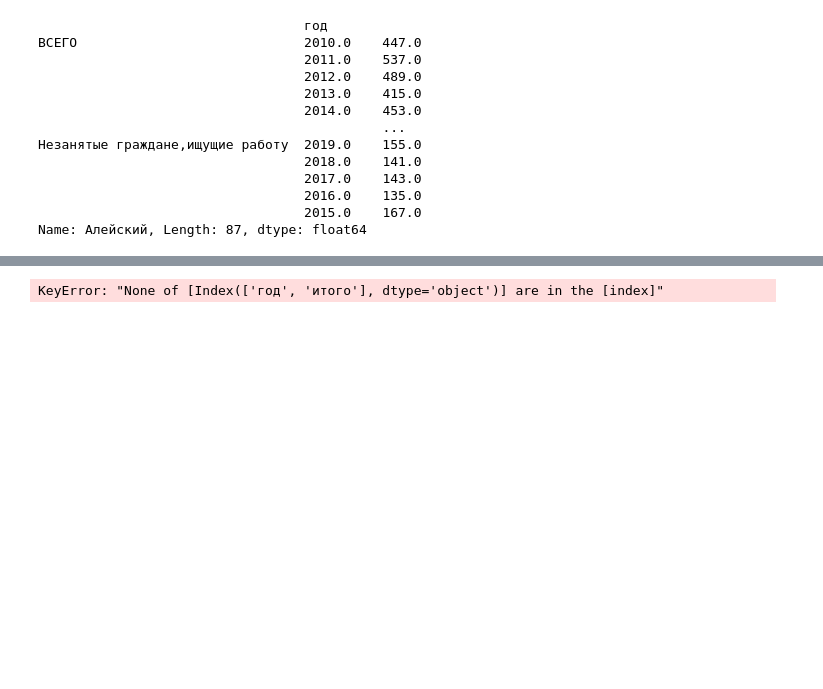
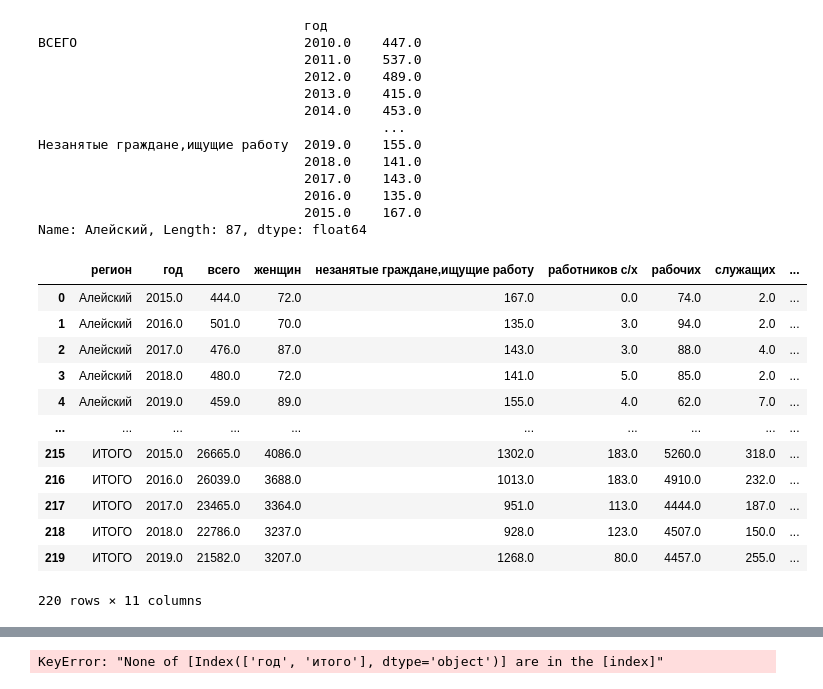
Before and after one commit to egorserdyuk/Diploma, a Jupyter notebook: analyze/parcing.ipynb, the cells around one changed output, grey strips where cells are left out. Drawn from its saved outputs; the diff is of its cells as text; code cells hidden in the pictures; blank space fills up the shorter version.

```diff
--- a/analyze/parcing.ipynb
+++ b/analyze/parcing.ipynb
@@ -66,14 +66,29 @@ df_faces.iloc[1]
                                   2015.0    167.0
 Name: Алейский, Length: 87, dtype: float64
 # %%
-dfcopy = df.copy()
-dfcopy = dfcopy.loc[~dfcopy.index.duplicated(keep='first')]
-dfcopy.stack().dropna().to_csv('outputForWeb.csv',header=True,index=True)
-dfcopy = dfcopy.stack().dropna()
-dfcopy = dfcopy.reset_index().rename(columns={'level_0': 'регион'})
-dfcopy.columns= dfcopy.columns.str.lower()
-dfcopy
-dfcopy.to_csv('outputForWeb.csv',index=False)
+dfregions = df.copy()
+dfregions = dfregions.loc[~dfregions.index.duplicated(keep='first')]
+dfregions.stack().dropna().to_csv('outputForWeb.csv',header=True,index=True)
+dfregions = dfregions.stack().dropna()
+dfregions = dfregions.reset_index().rename(columns={'level_0': 'регион'})
+dfregions.columns= dfregions.columns.str.lower()
+dfregions.to_csv('outputForWeb.csv',index=False)
+# %%
+dfregions
+# %% [output]
+|  | регион | год | всего | женщин | незанятые граждане,ищущие работу | работников с/х | рабочих | служащих | ... |
+| 0 | Алейский | 2015.0 | 444.0 | 72.0 | 167.0 | 0.0 | 74.0 | 2.0 | ... |
+| 1 | Алейский | 2016.0 | 501.0 | 70.0 | 135.0 | 3.0 | 94.0 | 2.0 | ... |
+| 2 | Алейский | 2017.0 | 476.0 | 87.0 | 143.0 | 3.0 | 88.0 | 4.0 | ... |
+| 3 | Алейский | 2018.0 | 480.0 | 72.0 | 141.0 | 5.0 | 85.0 | 2.0 | ... |
+| 4 | Алейский | 2019.0 | 459.0 | 89.0 | 155.0 | 4.0 | 62.0 | 7.0 | ... |
+| ... | ... | ... | ... | ... | ... | ... | ... | ... | ... |
+| 215 | ИТОГО | 2015.0 | 26665.0 | 4086.0 | 1302.0 | 183.0 | 5260.0 | 318.0 | ... |
+| 216 | ИТОГО | 2016.0 | 26039.0 | 3688.0 | 1013.0 | 183.0 | 4910.0 | 232.0 | ... |
+| 217 | ИТОГО | 2017.0 | 23465.0 | 3364.0 | 951.0 | 113.0 | 4444.0 | 187.0 | ... |
+| 218 | ИТОГО | 2018.0 | 22786.0 | 3237.0 | 928.0 | 123.0 | 4507.0 | 150.0 | ... |
+| 219 | ИТОГО | 2019.0 | 21582.0 | 3207.0 | 1268.0 | 80.0 | 4457.0 | 255.0 | ... |
+220 rows × 11 columns
 # %%
 dfcopy2 = dfcopy.sort_values("год", ascending=True).groupby(["год"]).transform('sum').drop_duplicates()
 dfcopy_years = dfcopy[["год"]].drop_duplicates()
```
Also changed, not shown: 2 other files.
